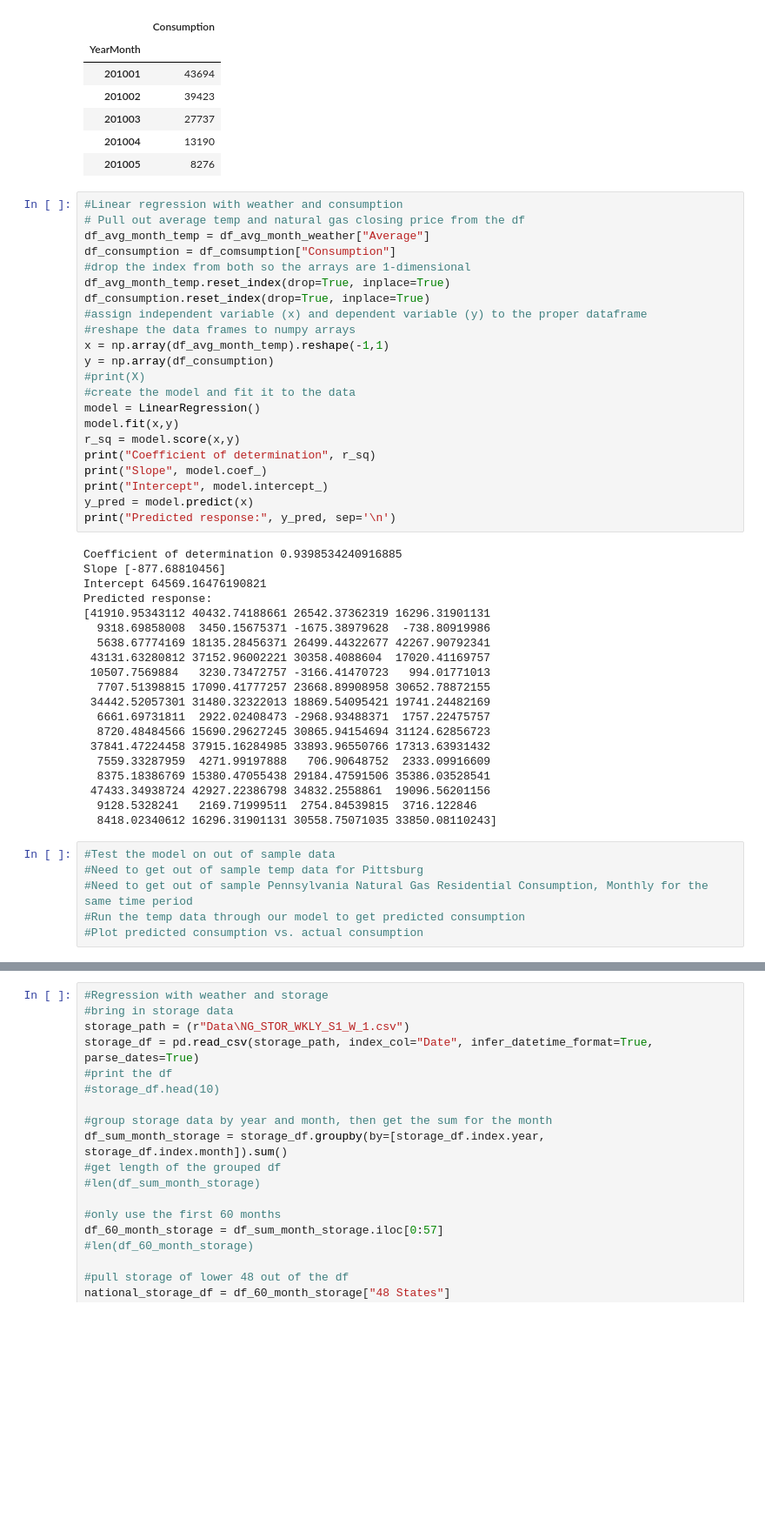
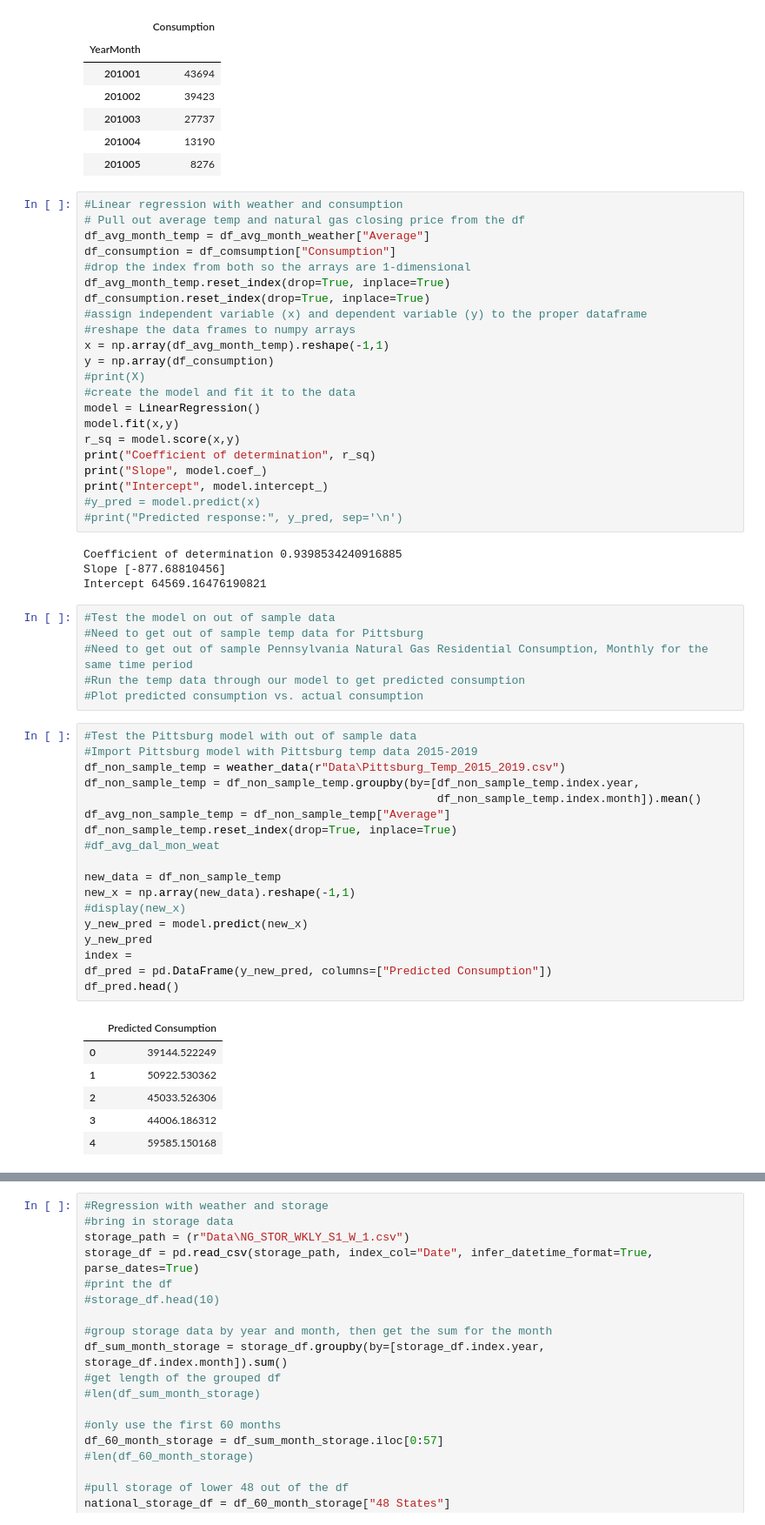
Before and after one commit to SabahatJK/EDA_NG, a Jupyter notebook: Starter Code_DR.ipynb, the cells around one changed output, grey strips where cells are left out. Shown: that part at 87% size. Cells and saved outputs as stored; diff of their text form; blank space fills up the shorter version.

```diff
--- a/Starter Code_DR.ipynb
+++ b/Starter Code_DR.ipynb
@@ -265,31 +263,40 @@ r_sq = model.score(x,y)
 print("Coefficient of determination", r_sq)
 print("Slope", model.coef_)
 print("Intercept", model.intercept_)
-y_pred = model.predict(x)
-print("Predicted response:", y_pred, sep='\n')
+#y_pred = model.predict(x)
+#print("Predicted response:", y_pred, sep='\n')
 # %% [output]
 Coefficient of determination 0.9398534240916885
 Slope [-877.68810456]
 Intercept 64569.16476190821
-Predicted response:
-[41910.95343112 40432.74188661 26542.37362319 16296.31901131
-  9318.69858008  3450.15675371 -1675.38979628  -738.80919986
-  5638.67774169 18135.28456371 26499.44322677 42267.90792341
- 43131.63280812 37152.96002221 30358.4088604  17020.41169757
- 10507.7569884   3230.73472757 -3166.41470723   994.01771013
-  7707.51398815 17090.41777257 23668.89908958 30652.78872155
- 34442.52057301 31480.32322013 18869.54095421 19741.24482169
-  6661.69731811  2922.02408473 -2968.93488371  1757.22475757
-  8720.48484566 15690.29627245 30865.94154694 31124.62856723
- 37841.47224458 37915.16284985 33893.96550766 17313.63931432
-  7559.33287959  4271.99197888   706.90648752  2333.09916609
-  8375.18386769 15380.47055438 29184.47591506 35386.03528541
- 47433.34938724 42927.22386798 34832.2558861  19096.56201156
-  9128.5328241   2169.71999511  2754.84539815  3716.122846
-  8418.02340612 16296.31901131 30558.75071035 33850.08110243]
 # %%
 #Test the model on out of sample data
 #Need to get out of sample temp data for Pittsburg
 #Need to get out of sample Pennsylvania Natural Gas Residential Consumption, Monthly for the same time period
 #Run the temp data through our model to get predicted consumption
 #Plot predicted consumption vs. actual consumption
+# %%
+#Test the Pittsburg model with out of sample data
+#Import Pittsburg model with Pittsburg temp data 2015-2019
+df_non_sample_temp = weather_data(r"Data\Pittsburg_Temp_2015_2019.csv")
+df_non_sample_temp = df_non_sample_temp.groupby(by=[df_non_sample_temp.index.year,
+                                                    df_non_sample_temp.index.month]).mean()
+df_avg_non_sample_temp = df_non_sample_temp["Average"]
+df_non_sample_temp.reset_index(drop=True, inplace=True)
+#df_avg_dal_mon_weat
+
+new_data = df_non_sample_temp
+new_x = np.array(new_data).reshape(-1,1)
+#display(new_x)
+y_new_pred = model.predict(new_x)
+y_new_pred
+index =
+df_pred = pd.DataFrame(y_new_pred, columns=["Predicted Consumption"])
+df_pred.head()
+# %% [output]
+|  | Predicted Consumption |
+| 0 | 39144.522249 |
+| 1 | 50922.530362 |
+| 2 | 45033.526306 |
+| 3 | 44006.186312 |
+| 4 | 59585.150168 |
```
Also changed, not shown: parts of 5 cells of this notebook.
